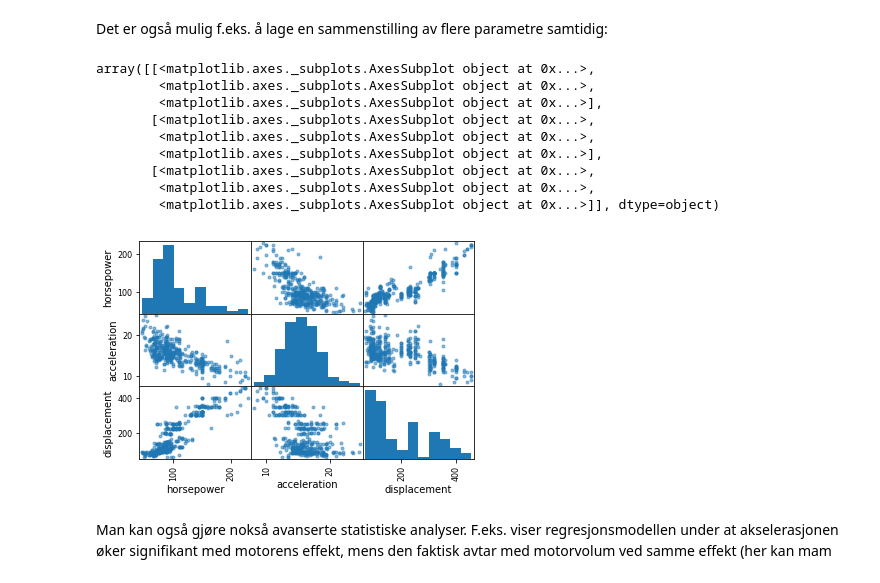
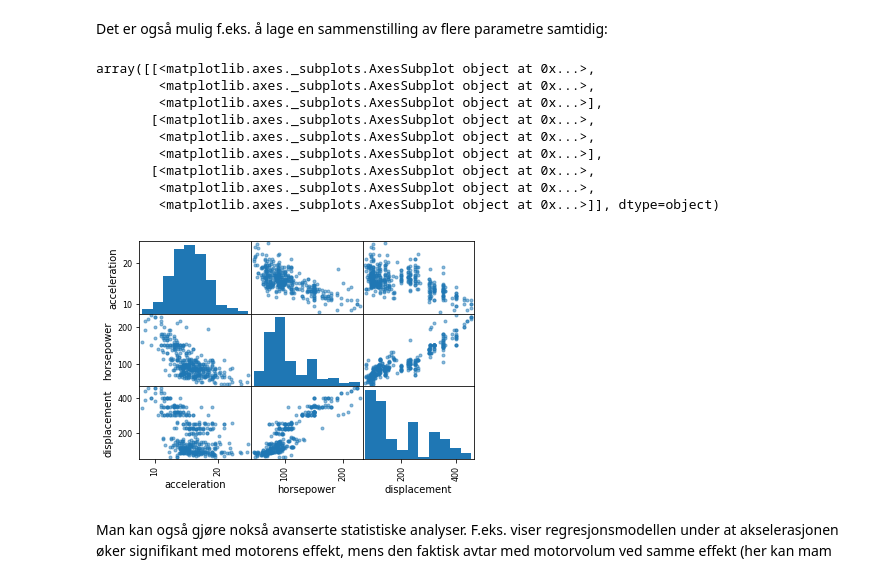
Before and after one commit to ifarup/pandas-demo, a Jupyter notebook: demo.ipynb, the cells around one changed output. Cells and saved outputs as stored; diff of their text form; code cells hidden in the pictures.

```diff
--- a/demo.ipynb
+++ b/demo.ipynb
@@ -78,18 +78,18 @@ pivot.plot(y='horsepower', style='xr', title='Horsepower (average)')
 Det er også mulig f.eks. å lage en sammenstilling av flere parametre samtidig:
 # %%
 from pandas.tools import plotting
-plotting.scatter_matrix(auto[['horsepower', 'acceleration', 'displacement']])
+plotting.scatter_matrix(auto[['acceleration', 'horsepower', 'displacement']])
 # %% [output]
 array([[<matplotlib.axes._subplots.AxesSubplot object at 0x...>,
         <matplotlib.axes._subplots.AxesSubplot object at 0x...>,
         <matplotlib.axes._subplots.AxesSubplot object at 0x...>],
        [<matplotlib.axes._subplots.AxesSubplot object at 0x...>,
         <matplotlib.axes._subplots.AxesSubplot object at 0x...>,
         <matplotlib.axes._subplots.AxesSubplot object at 0x...>],
        [<matplotlib.axes._subplots.AxesSubplot object at 0x...>,
         <matplotlib.axes._subplots.AxesSubplot object at 0x...>,
         <matplotlib.axes._subplots.AxesSubplot object at 0x...>]], dtype=object)
-[figure, old version]
+[figure, new version]
 # %% [markdown]
 Man kan også gjøre nokså avanserte statistiske analyser. F.eks. viser regresjonsmodellen under at akselerasjonen øker signifikant med motorens effekt, mens den faktisk avtar med motorvolum ved samme effekt (her kan mam
 # %%
```
Also changed, not shown: parts of 1 cell of this notebook.
